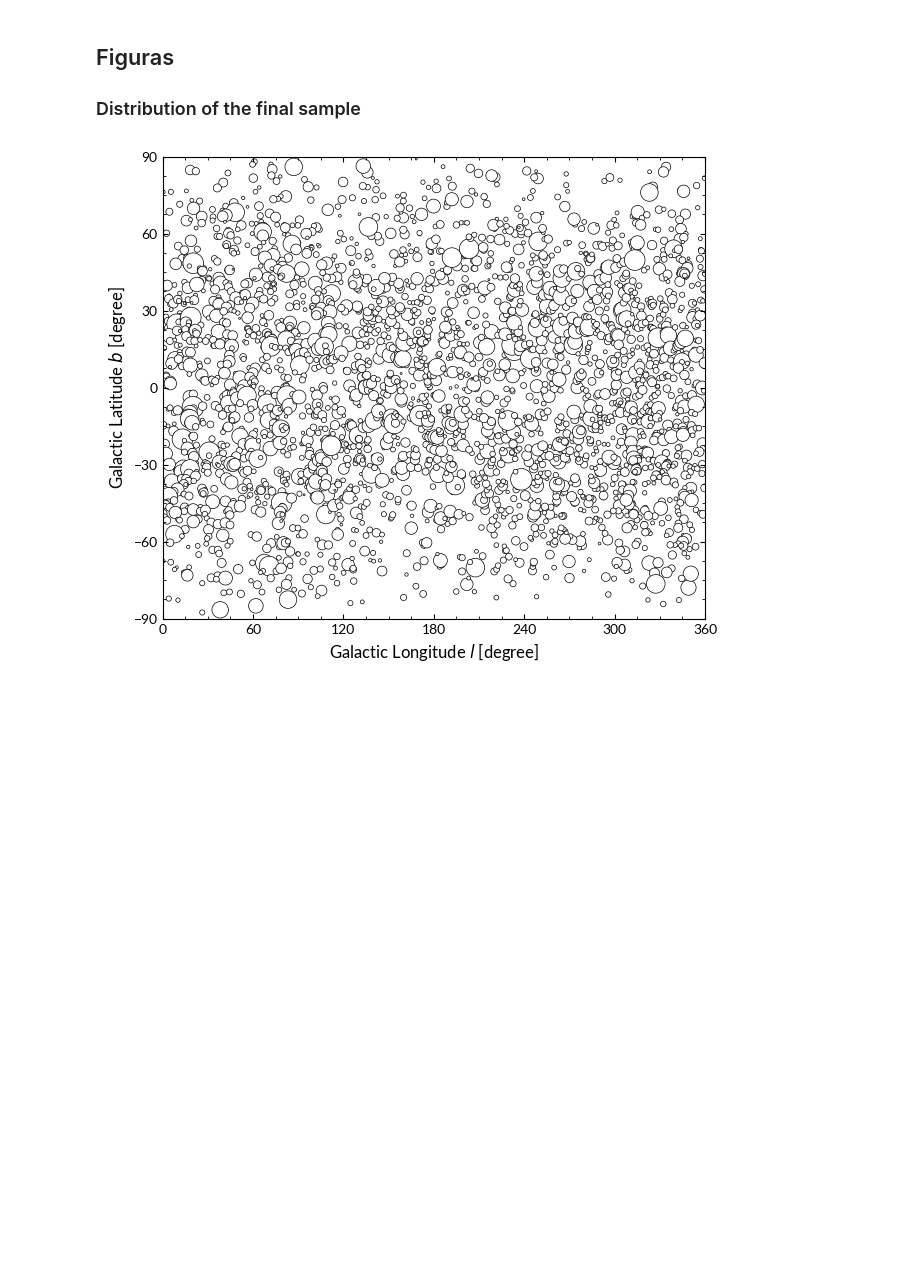
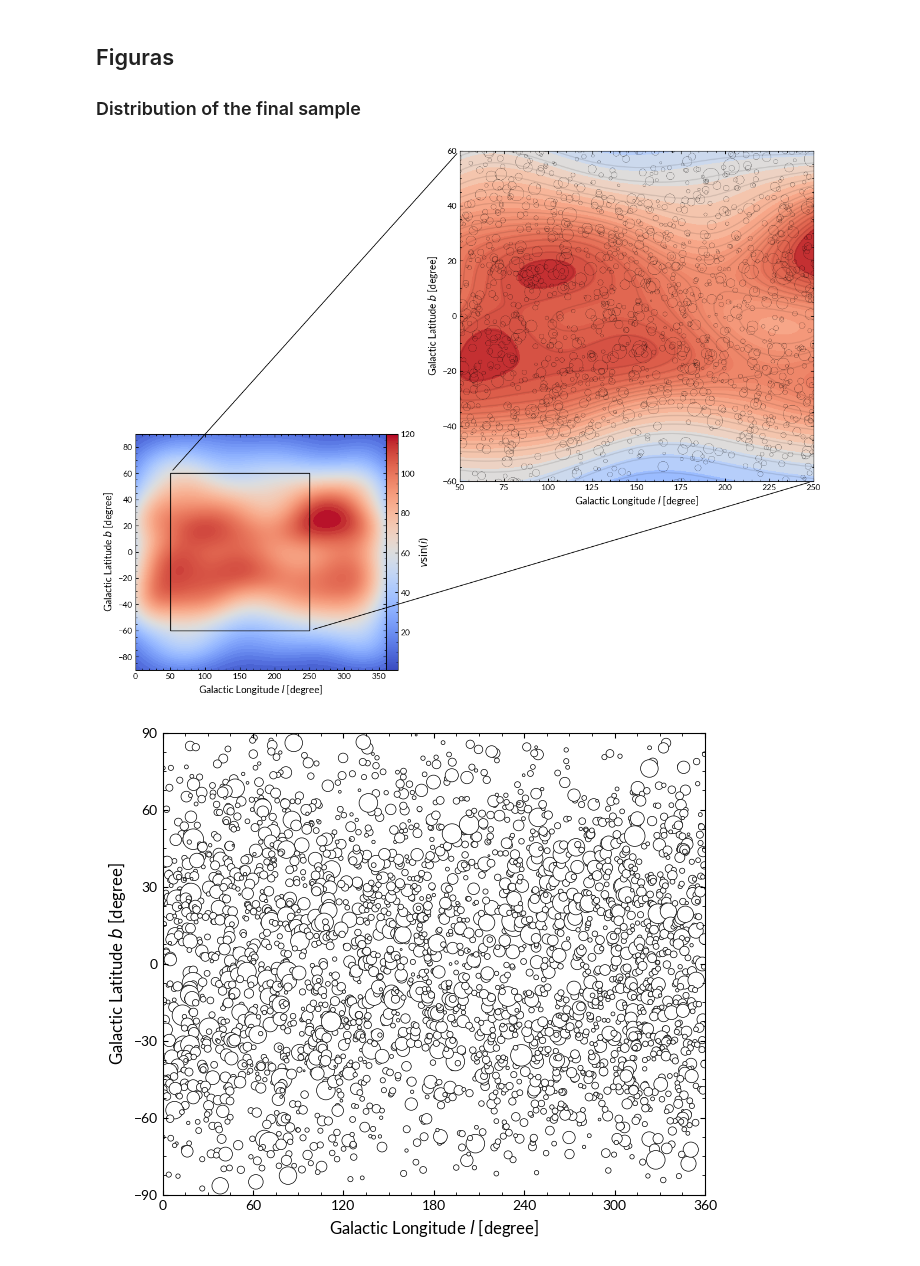
Before and after one commit to SarahBarbosa/ring-like-structure, a Jupyter notebook: docs/figures.ipynb, the cells around one changed output. Drawn from its saved outputs; the diff is of its cells as text; code cells hidden in the pictures; blank space fills up the shorter version.

```diff
--- a/docs/figures.ipynb
+++ b/docs/figures.ipynb
@@ -38,6 +40,53 @@ df = pd.read_csv("../data/gcs-Fstars.csv")
 ## Figuras
 
 ### Distribution of the final sample
+# %%
+# VERSÃO REIS E CORRADI (2008)
+fig = plt.figure(figsize=(10, 8))
+ax1 = fig.add_axes([0.05, 0.1, 0.5, 0.5])
+ax2 = fig.add_axes([0.6, 0.5, 0.6, 0.7])
+
+# Principal
+sns_kde1 = sns.kdeplot(
+    x=df["GLON"], y=df["GLAT"], weights=df["vsini"], cmap="coolwarm", fill=True,
+    thresh=0, levels=100, ax=ax1
+)
+
+norm = plt.Normalize(vmin=df["vsini"].min(), vmax=df["vsini"].max())
+sm = plt.cm.ScalarMappable(cmap="coolwarm", norm=norm)
+sm.set_array([])
+cbar = fig.colorbar(sm, ax=ax1, orientation='vertical', pad=0)
+cbar.set_label(r"$v\sin(i)$")
+
+# Detalhado
+sns_kde2 = sns.kdeplot(
+    x=df["GLON"], y=df["GLAT"], weights=df["vsini"], cmap="coolwarm", fill=True,
+    thresh=0, levels=20, ax=ax2
+)
+sns.kdeplot(
+    x=df["GLON"], y=df["GLAT"], weights=df["vsini"], color="black", levels=20,
+    alpha=0.1, ax=ax2
+)
+ax2.scatter(df["GLON"], df["GLAT"], ec="k", lw=0.2, fc="none", s=df["vsini"] * 4)
+
+ax1.axis([0, 360, -90, 90])
+ax2.axis([50, 250, -60, 60])
+ax1.set(xlabel="Galactic Longitude $l$ [degree]", ylabel="Galactic Latitude $b$ [degree]")
+ax2.set(xlabel="Galactic Longitude $l$ [degree]", ylabel="Galactic Latitude $b$ [degree]")
+
+rect_coords = [(250, -60), (50, 60)]
+detail_coords = [(250, -60), (50, 60)]
+rect = patches.Rectangle((50, -60), 200, 120, edgecolor='k', facecolor='none')
+ax1.add_patch(rect)
+for (xyA, xyB) in zip(rect_coords, detail_coords):
+    con = ConnectionPatch(
+        xyA=xyA, coordsA=ax1.transData,
+        xyB=xyB, coordsB=ax2.transData,
+        arrowstyle="-", shrinkA=5, shrinkB=5, color="k", lw=1,
+    )
+    fig.add_artist(con)
+# %% [output]
+[figure, added]
 # %%
 # VERSÃO ANTIGA
 _, ax = plt.subplots(figsize=(7,6))
```
Also changed, not shown: parts of 4 cells of this notebook, 1 other file.
